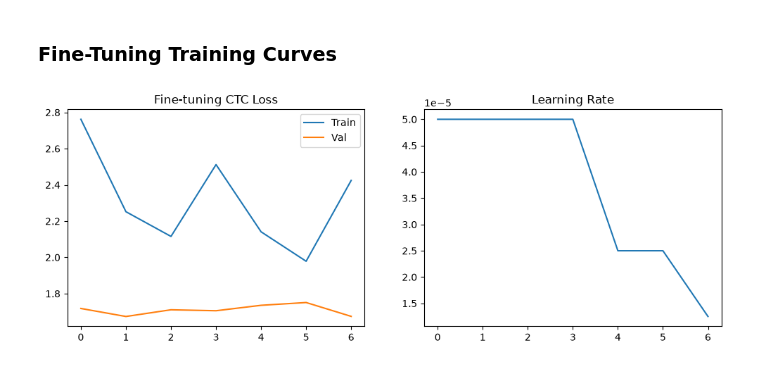
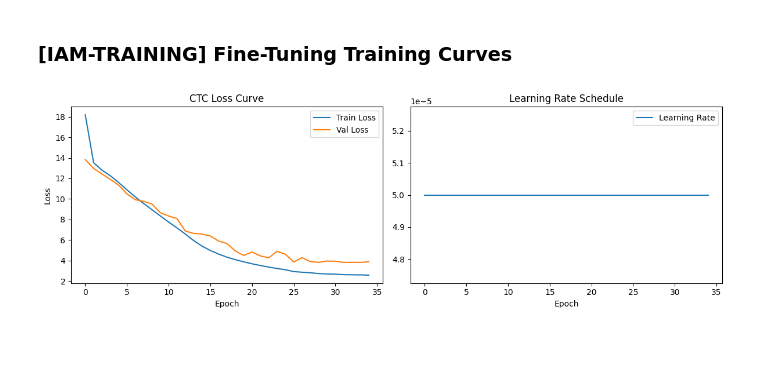
Before and after one commit to MohameedAlaa/Handwritten_Character_Recognition, a Jupyter notebook: notebooks/02_iam_crnn.ipynb, the cells around one changed output. Cells and saved outputs as stored; diff of their text form; code cells hidden in the pictures.

```diff
--- a/notebooks/02_iam_crnn.ipynb
+++ b/notebooks/02_iam_crnn.ipynb
@@ -645,0 +1872,13 @@ finetune_model.compile(
+# %%
+# [IAM-CHECKPOINT] Initialize fine-tuning model for 256w architecture
+FINETUNE_LR = 1e-4
+
+finetune_model = model_256
+finetune_model.compile(
+    optimizer=tf.keras.optimizers.Adam(learning_rate=FINETUNE_LR),
+    loss=ctc_loss
+)
+
+print("Model initialized successfully for 256x32 architecture.")
+print(f"Loaded architecture: {finetune_model.count_params()} parameters.")
+print("Ready for training execution.")
@@ -703,16 +2002,24 @@ Epoch 7/15
 # %% [markdown]
-### Fine-Tuning Training Curves
+### [IAM-TRAINING] Fine-Tuning Training Curves
 # %%
-if 'finetune_history' in locals():
+# [IAM-TRAINING] Plot train vs validation CTC loss curves across fine-tuning epochs
+# Prerequisites: finetune_history from Cell 69
+# Outputs: Matplotlib training curve figures
+if FINETUNING_COMPLETED_THIS_SESSION:
     fig, axes = plt.subplots(1, 2, figsize=(12, 4))
-    axes[0].plot(finetune_history.history['loss'], label='Train')
-    axes[0].plot(finetune_history.history['val_loss'], label='Val')
-    axes[0].set_title('Fine-tuning CTC Loss')
+    axes[0].plot(finetune_history.history["loss"], label="Train Loss")
+    axes[0].plot(finetune_history.history["val_loss"], label="Val Loss")
+    axes[0].set_title("CTC Loss Curve")
+    axes[0].set_xlabel("Epoch")
+    axes[0].set_ylabel("Loss")
     axes[0].legend()
-
-    if 'learning_rate' in finetune_history.history:
-        axes[1].plot(finetune_history.history['learning_rate'], label='LR')
-        axes[1].set_title('Learning Rate')
-    # plt.show()
+    axes[1].plot(finetune_history.history.get("lr", [FINETUNE_LR] * len(finetune_history.history["loss"])), label="Learning Rate")
+    axes[1].set_title("Learning Rate Schedule")
+    axes[1].set_xlabel("Epoch")
+    axes[1].legend()
+    plt.tight_layout()
+    plt.show()
+else:
+    print("Training curves skipped: fine-tuning was not executed in this session.")
 # %% [output]
-[figure, old version]
+[figure, new version]
```
Also changed, not shown: parts of 107 cells of this notebook, 5 other files.
